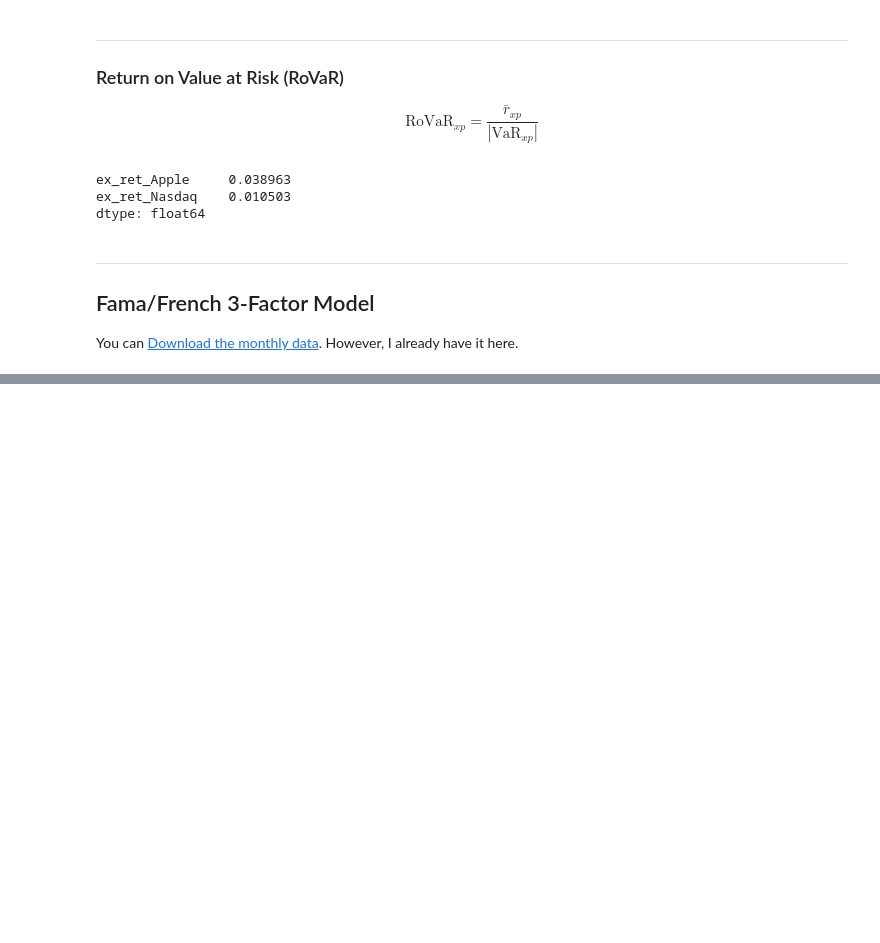
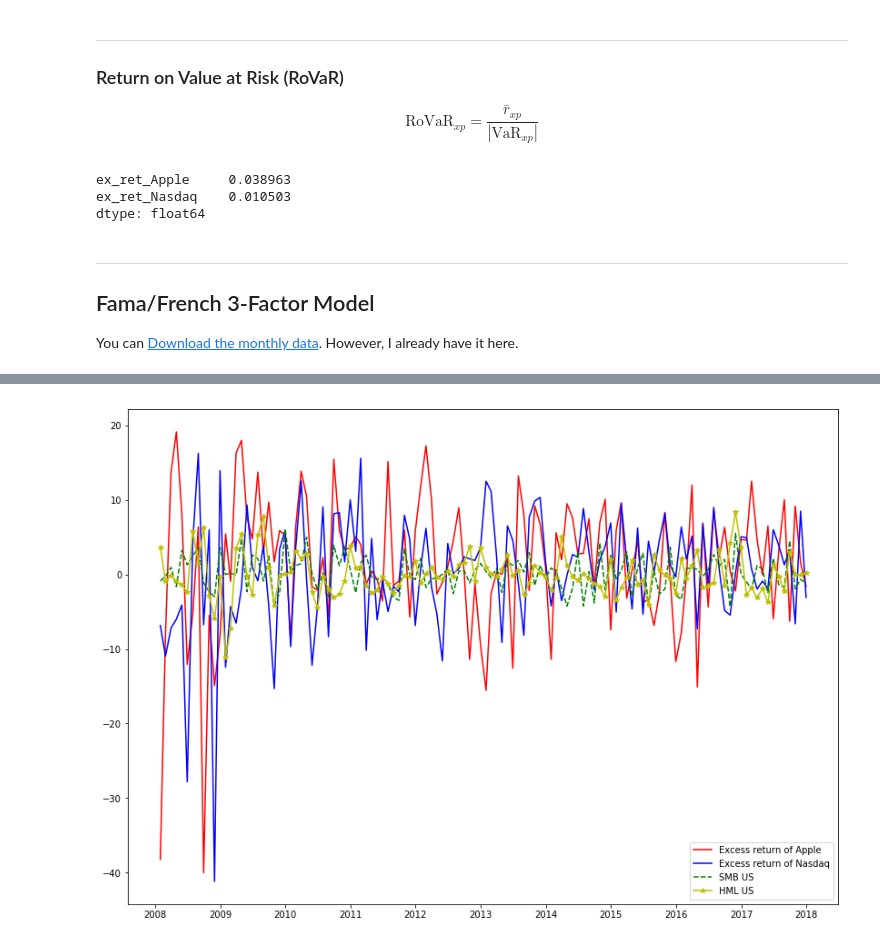
Before and after one commit to smurve/financials, a Jupyter notebook: Hoepner_Exercises.ipynb, the cells around one changed output, grey strips where cells are left out. Saved outputs shown, nothing was run; the diff lists cells and outputs as text; code cells hidden in the pictures; blank space fills up the shorter version.

```diff
--- a/Hoepner_Exercises.ipynb
+++ b/Hoepner_Exercises.ipynb
@@ -625,0 +633,5 @@ fama_us.columns = ['year_month', 'mkt', 'smb', 'hml']
+# %%
+fama_us['Date']=pd.to_datetime(fama_us['year_month'].apply(str)+'01', yearfirst=True).dt.date + pd.tseries.offsets.MonthEnd(0)
+fama_us.set_index('Date', inplace=True)
+fama_us.drop(['year_month'], axis=1, inplace=True)
+fama_us.head()
@@ -626 +646,3 @@ fama_us.columns = ['year_month', 'mkt', 'smb', 'hml']
+# %%
+fama_us = fama_us['2008-01-31':'2017-12-31']
 # %%
@@ -634,0 +659,3 @@ fama_us.head()
+# %%
+stocks_fama = pd.concat([stocks_data, fama_us], axis=1)
+stocks_fama.head()
@@ -634,0 +672,14 @@ fama_us.head()
+# %%
+import matplotlib
+import matplotlib.pyplot as plt
+matplotlib.rcParams['figure.figsize']=[14, 10]
+# %%
+plt.plot(stocks_fama['ex_ret_Apple'], 'r-', label='Excess return of Apple')
+plt.plot(stocks_fama['ex_ret_Nasdaq'], 'b-', label='Excess return of Nasdaq')
+plt.plot(stocks_fama['smb'], 'g--', label='SMB US')
+plt.plot(stocks_fama['hml'], 'y-*', label='HML US')
+plt.legend(loc='lower right')
+plt.savefig('Apple_Nasdaq_SMB_HML.png', bbox_inches='tight')
+plt.show()
+# %% [output]
+[figure, added]
```
Also changed, not shown: parts of 10 cells of this notebook, 2 other files.
